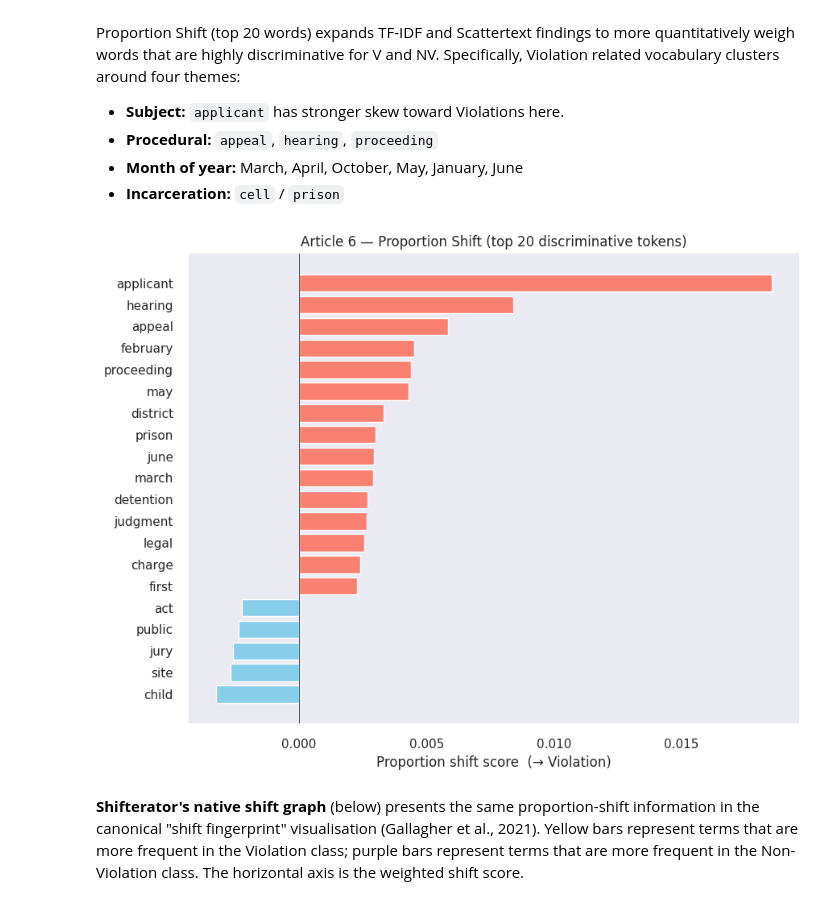
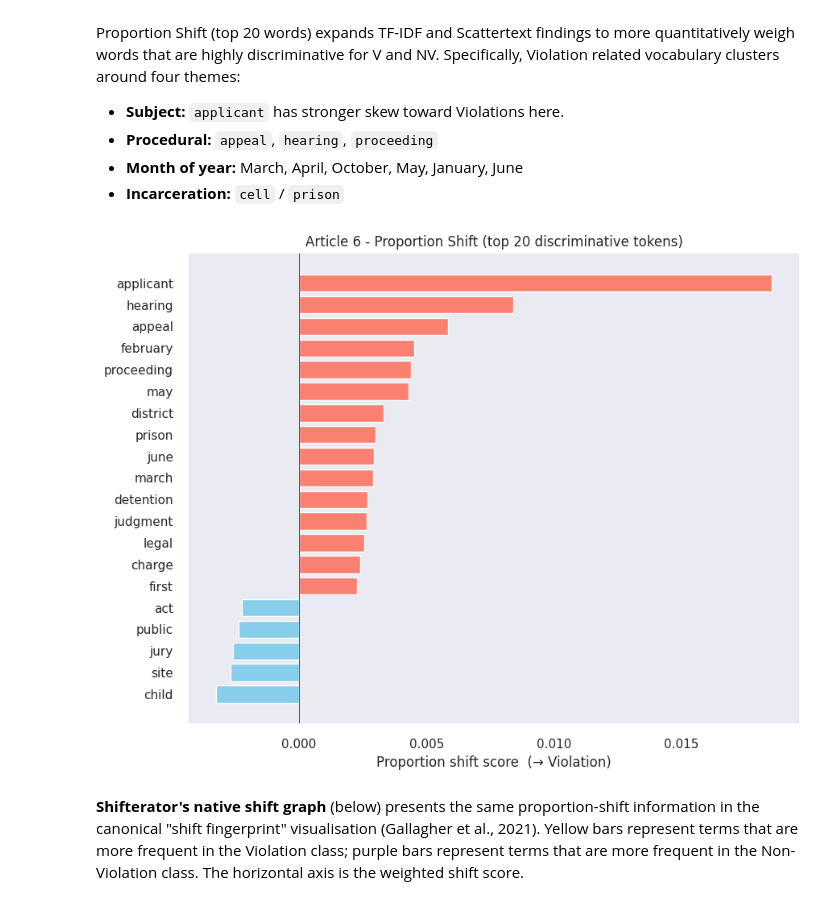
Before and after one commit to leondgarse/echr, a Jupyter notebook: LL5532X_Group_Project_Group_4_echr_FINAL.ipynb, the cells around one changed output. Cells and saved outputs as stored; diff of their text form; code cells hidden in the pictures.

```diff
--- a/LL5532X_Group_Project_Group_4_echr_FINAL.ipynb
+++ b/LL5532X_Group_Project_Group_4_echr_FINAL.ipynb
@@ -627,7 +627,7 @@ sns.histplot(
     palette={'Violation': '#d62728', 'Non-Violation': '#1f77b4'},
     ax=axes[0], alpha=0.85,
 )
-axes[0].set_title('Article 6 cases over time — by outcome')
+axes[0].set_title('Article 6 cases over time - by outcome')
 axes[0].set_xlabel('Year'); axes[0].set_ylabel('Number of cases')
 
 # (b) Year × country stacked histogram
@@ -635,7 +635,7 @@ sns.histplot(
     data=_dft, x='year', hue='respondent', bins=30, multiple='stack',
     ax=axes[1], alpha=0.85,
 )
-axes[1].set_title('Article 6 cases over time — by respondent state')
+axes[1].set_title('Article 6 cases over time - by respondent state')
 axes[1].set_xlabel('Year'); axes[1].set_ylabel('Number of cases')
 
 # (c) Per-year per-country violation rate
@@ -978,7 +978,7 @@ Proportion Shift (top 20 words) expands TF-IDF and Scattertext findings to more
 - **Month of year:** March, April, October, May, January, June
 - **Incarceration:** `cell` / `prison`
 # %%
-# §4.3 — Proportion Shift: top 20 discriminative words for Violation vs Non-Violation
+# §4.3 - Proportion Shift: top 20 discriminative words for Violation vs Non-Violation
 # (port of EDA.ipynb §6.3; uses Shifterator's ProportionShift; requires the `shifterator` package)
 try:
     import shifterator as sh
@@ -1000,35 +1000,35 @@ if 'legal_tokenizer' not in dir():
                'rights':'right','violations':'violation','articles':'article'}
     def legal_tokenizer(text):
         toks = [t for t in str(text).lower().split() if t.isalpha() and t not in _LS]
         return [_LM_MAP.get(t, _wnl.lemmatize(t, pos='n')) for t in toks]
 
 def _get_counts(texts):
     """Count tokens after the same legal-aware tokenisation used in §4.1, §4.3, §4.4."""
     c = Counter()
     for t in texts:
         c.update(legal_tokenizer(t))
     return dict(c)
 
 _count_v  = _get_counts(_viol_texts)
 _count_nv = _get_counts(_nviol_texts)
 
 prop_shift = sh.ProportionShift(type2freq_1=_count_nv, type2freq_2=_count_v)
 _scores = prop_shift.type2shift_score
 _sorted = sorted(_scores.items(), key=lambda x: abs(x[1]), reverse=True)[:20]
 _sorted = sorted(_sorted, key=lambda x: x[1])
 
 words  = [w for w, _ in _sorted]
 vals   = [s for _, s in _sorted]
 colors = ['salmon' if v > 0 else 'skyblue' for v in vals]
 
 fig, ax = plt.subplots(figsize=(9, 7))
 ax.barh(words, vals, color=colors)
 ax.axvline(x=0, color='black', linewidth=0.5)
-ax.set_title('Article 6 — Proportion Shift (top 20 discriminative tokens)')
+ax.set_title('Article 6 - Proportion Shift (top 20 discriminative tokens)')
 ax.set_xlabel('Proportion shift score  (→ Violation)')
 plt.tight_layout(); plt.show()
 # %% [output]
-[figure, old version]
+[figure, new version]
 # %% [markdown]
 **Shifterator's native shift graph** (below) presents the same proportion-shift information in the canonical "shift fingerprint" visualisation (Gallagher et al., 2021). Yellow bars represent terms that are more frequent in the Violation class; purple bars represent terms that are more frequent in the Non-Violation class. The horizontal axis is the weighted shift score.
 # %%
```
Also changed, not shown: parts of 88 cells of this notebook, 1 other file.
